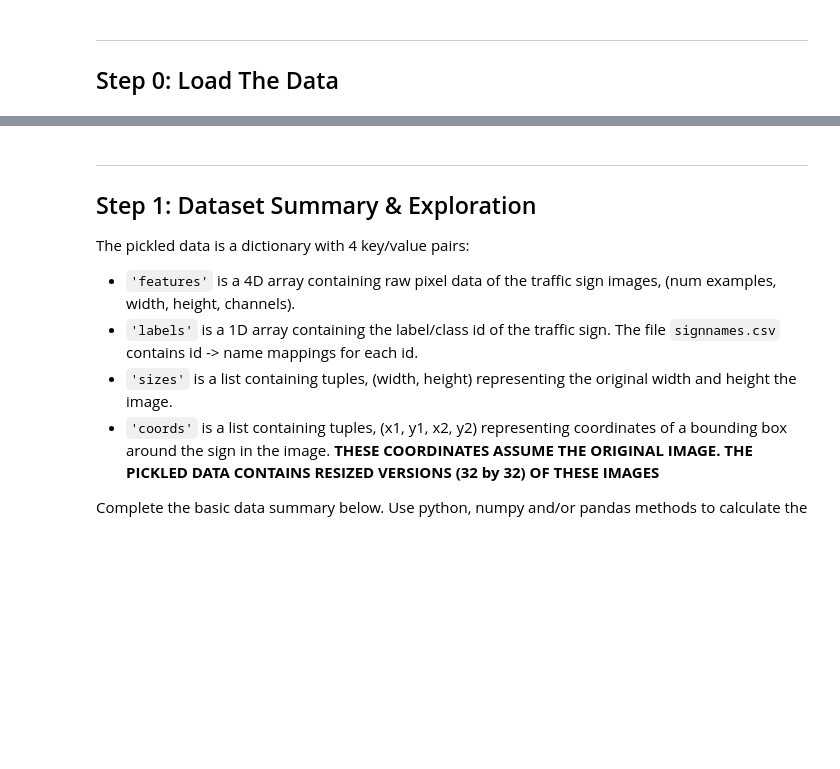
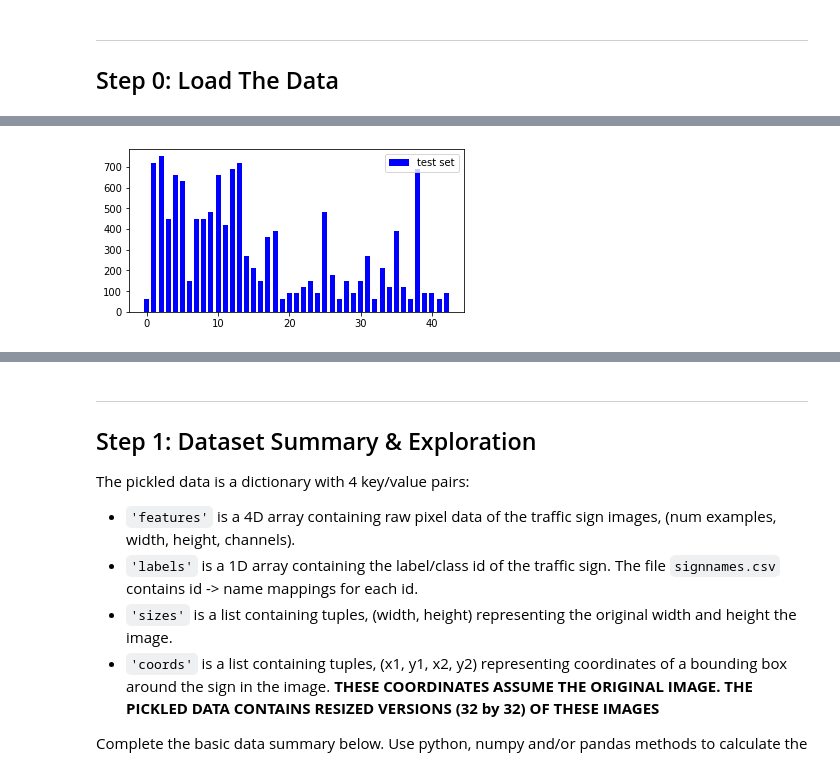
Before and after one commit to zhou-wenbin/Udacity-Traffic-Sign-Classifier-Project, a Jupyter notebook: Traffic_Sign_Classifier_share.ipynb, the cells around one changed output, grey strips where cells are left out. Cells and saved outputs as stored; diff of their text form; code cells hidden in the pictures; blank space fills up the shorter version.

```diff
--- a/Traffic_Sign_Classifier_share.ipynb
+++ b/Traffic_Sign_Classifier_share.ipynb
@@ -54,0 +172,9 @@ train['features'].shape
+# %%
+fig, ax = plt.subplots(figsize=(6,3))
+width = 0.7
+unique_t, counts_t = np.unique(y_test, return_counts=True)
+plt.bar(unique_t, counts_t, width, alpha=1, label='test set', color='b')
+plt.legend(loc='upper right')
+plt.savefig('./output_figures/test_set_class.png')
+# %% [output]
+[figure, added]
```
Also changed, not shown: parts of 34 cells of this notebook, 25 other files.
